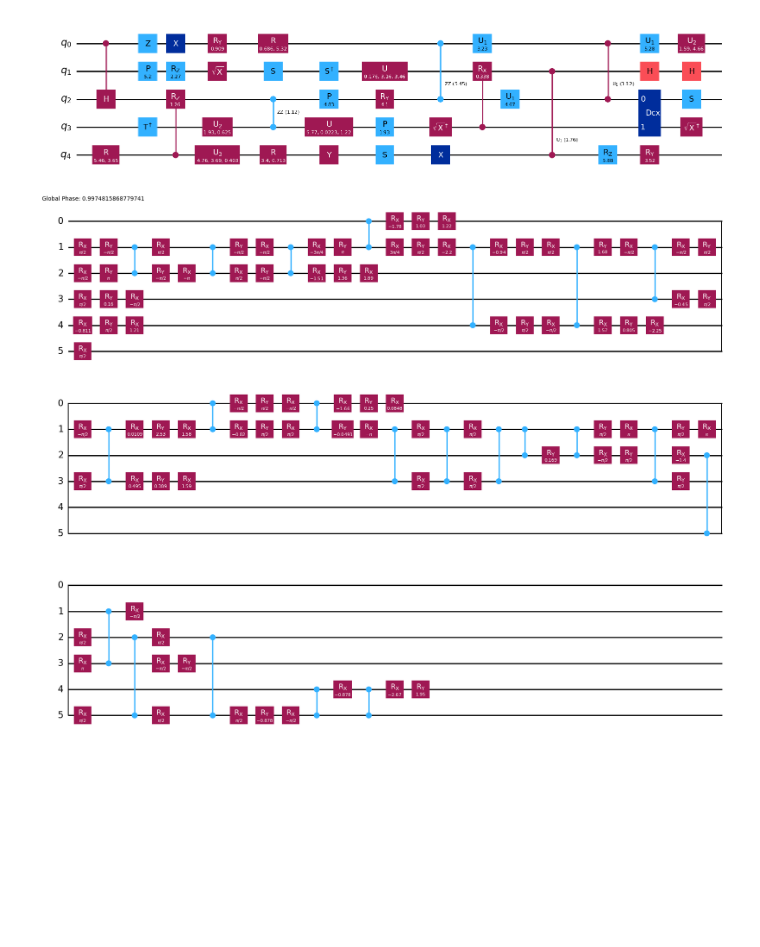
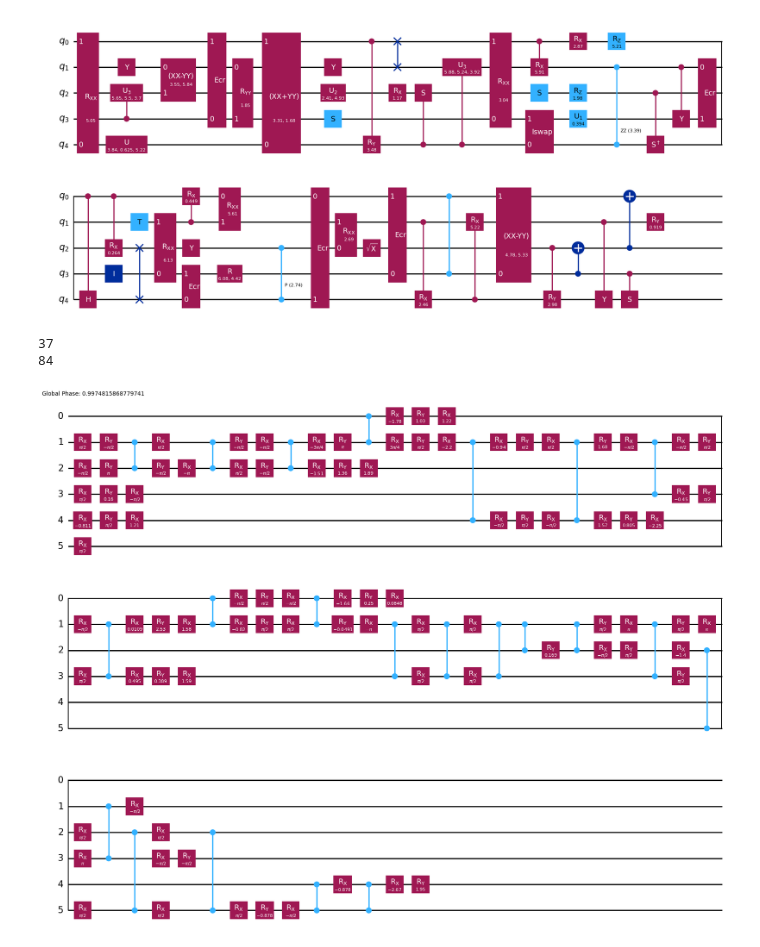
Before and after one commit to LiXiufan/qa-cqs, a Jupyter notebook: transpiler/test.ipynb, the cells around one changed output. Cells and saved outputs as stored; diff of their text form; code cells hidden in the pictures; blank space fills up the shorter version.

```diff
--- a/transpiler/test.ipynb
+++ b/transpiler/test.ipynb
@@ -19,11 +19,11 @@ from collections import OrderedDict
 # %%
 # Create a 4-qubit quantum circuit
 # Generate a random 4-qubit circuit with a depth of 5
-qc = random_circuit(5,max_operands=2, depth=10, measure=False)
+qc = random_circuit(5,max_operands=2, depth=20, measure=False)
 qc_bqskit=qiskit_to_bqskit(qc)
 qc.draw("mpl")
 # %% [output]
-[figure, old version]
+[figure, new version]
 # %%
  # Initialize the latest AerSimulator
 simulator = AerSimulator()
@@ -39,8 +39,10 @@ coupling_map = CouplingMap([
 ])
 initial_layout=[8,9,10,14,4]
 # Transpile the circuit for the simulator
+
+print(qc.num_nonlocal_gates())
 qc_qiskit = transpile(qc, simulator,optimization_level=3,basis_gates=['rx','ry','cz'],coupling_map=coupling_map,initial_layout=initial_layout)
-
+print(qc_qiskit.num_nonlocal_gates())
 def inverse_permutation(permutation):
     """Compute the inverse of a given permutation."""
     inverse = np.empty_like(permutation)
@@ -49,3 +51,6 @@ def inverse_permutation(permutation):
 
 inverse_layout=inverse_permutation(initial_layout + [i for i in range(20) if i not in initial_layout])
 qc_qiskit = transpile(qc_qiskit,optimization_level=0,initial_layout=inverse_layout)
+# %% [output]
+37
+84
```
Also changed, not shown: parts of 6 cells of this notebook, 2 other files.
